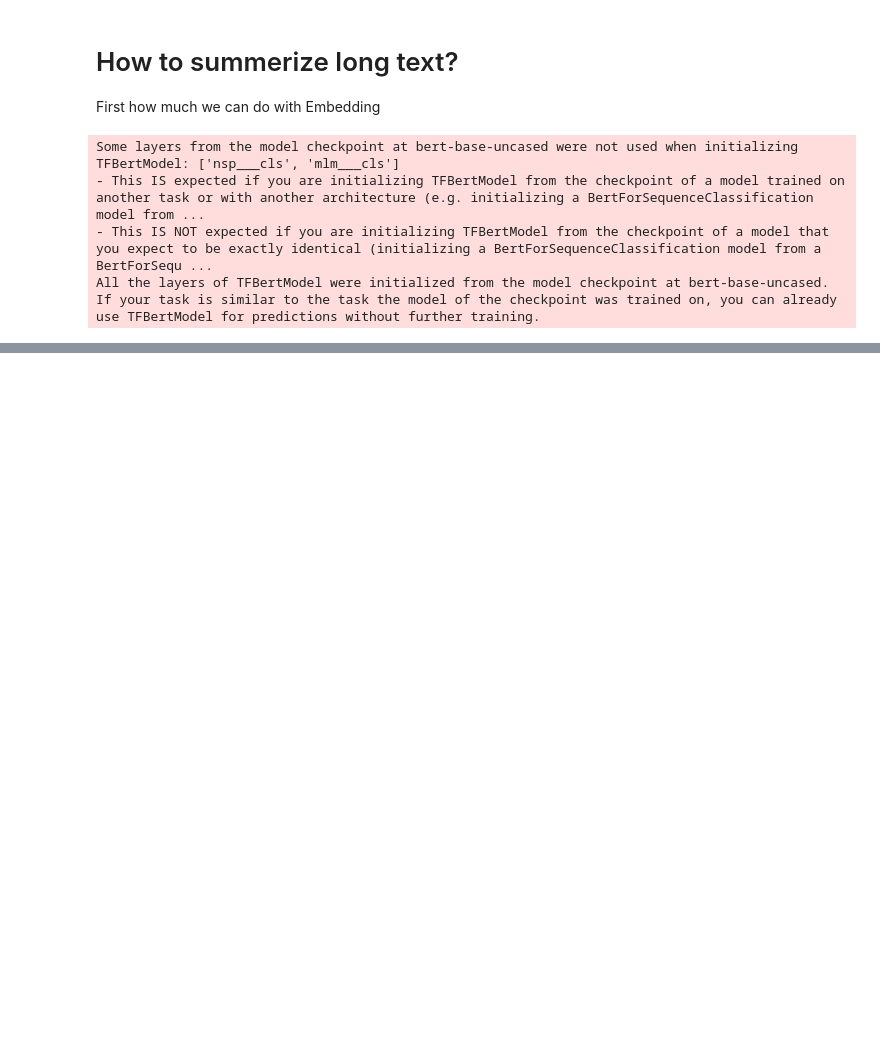
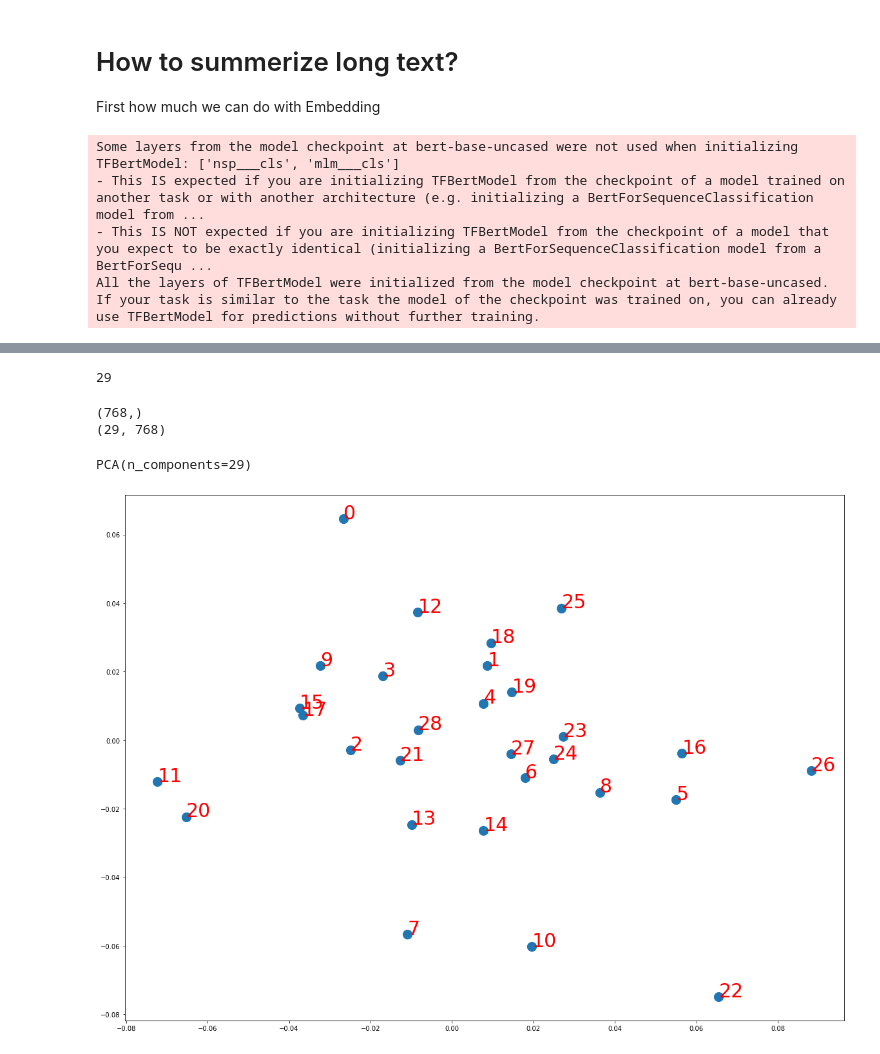
Before and after one commit to SUKI-O/NLP, a Jupyter notebook: Embeddings.ipynb, the cells around one changed output, grey strips where cells are left out. Saved outputs shown, nothing was run; the diff lists cells and outputs as text; code cells hidden in the pictures; blank space fills up the shorter version.

```diff
--- a/Embeddings.ipynb
+++ b/Embeddings.ipynb
@@ -38,6 +76,7 @@ for line in contents:
 # %%
-inputs = lines[13] #" ".join(words[0])
-print(len(tokenizer.encode(inputs,truncation=True)))
+inputs = lines #" ".join(words[0])
+#print(inputs)
+print(len(tokenizer(inputs,truncation=True)))
 tokens = tf.constant(tokenizer.encode(inputs,truncation=True))
 token_list = []
 shape_list = []
@@ -79,0 +123,33 @@ array([-3.86112928e-01,  4.89523441e-01, -3.26074272e-01, -3.93160254e-01,
+# %%
+n=mat.shape[1]
+print(n)
+#for i in range():
+# %% [output]
+29
+# %%
+vec1 = np.mean(embedding[3], axis=0)
+vec2 = np.mean(embedding[6], axis=0)
+print(vec1.shape)
+mat = np.mean(embedding, axis= 1)
+print(mat.shape)
+import numpy as np
+from sklearn.decomposition import PCA
+#PCA
+pca = PCA(n_components=min(mat.shape))
+pca.fit(mat)
+# %% [output]
+(768,)
+(29, 768)
+PCA(n_components=29)
+# %%
+# PCA
+X = pca.components_
+X.shape
+y = [i for i in range(29)]
+import matplotlib.pyplot as plt
+plt.figure(figsize=(20,15))
+plt.scatter(X[:,0], X[:,1], s = 200)
+for i, label in enumerate(y):
+    plt.annotate(label, (X[:,0][i], X[:,1][i]), fontsize = 30, c = 'red')
+# %% [output]
+[figure, added]
```
Also changed, not shown: parts of 23 cells of this notebook, 1 other file.
